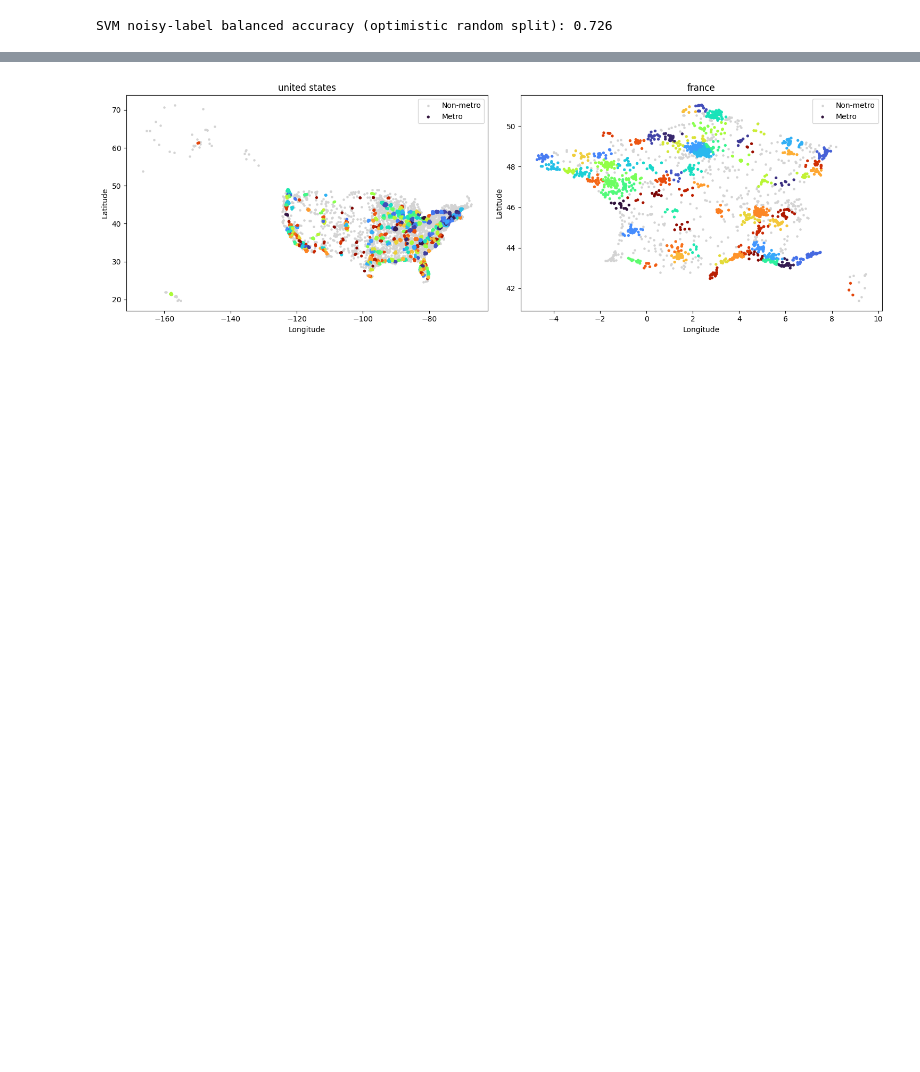
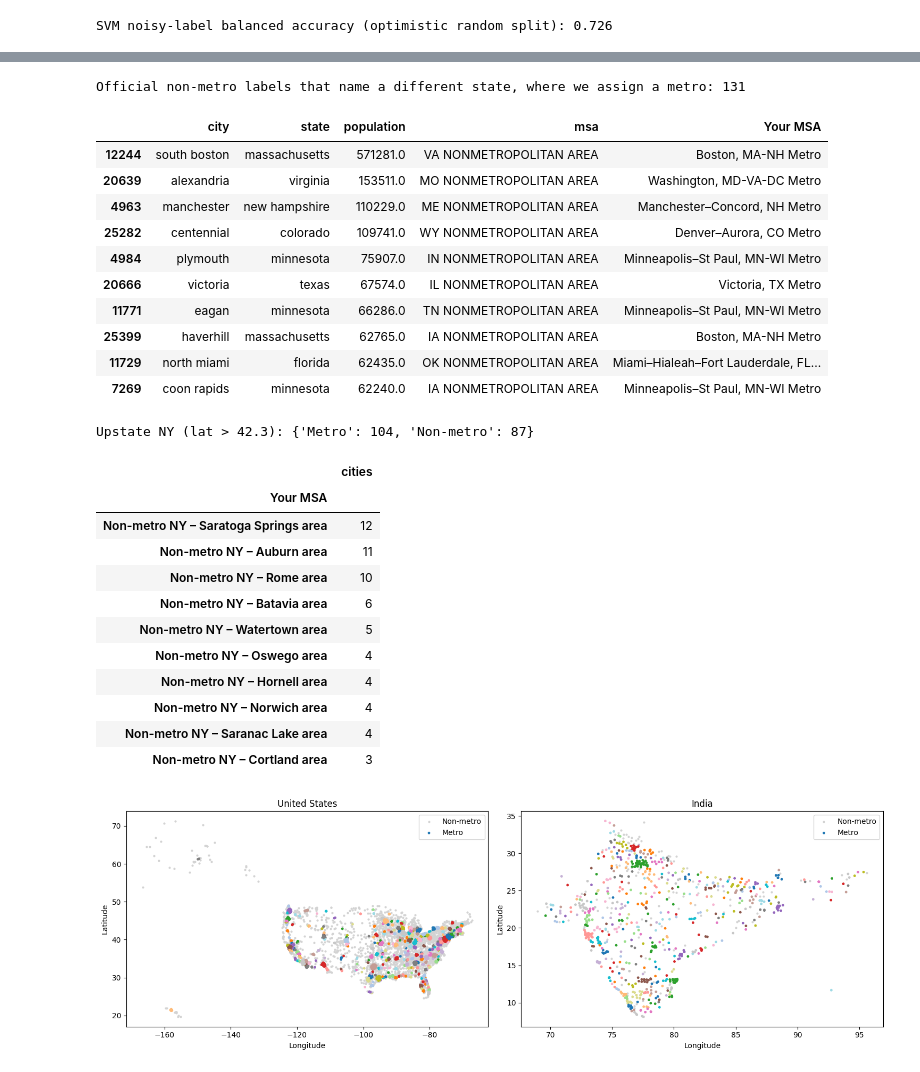
Before and after one commit to garimajain05/MSA-Assessment, a Jupyter notebook: MSA_Modeling.ipynb, the cells around one changed output, grey strips where cells are left out. Cells and saved outputs as stored; diff of their text form; code cells hidden in the pictures; blank space fills up the shorter version.

```diff
--- a/MSA_Modeling.ipynb
+++ b/MSA_Modeling.ipynb
@@ -391,22 +490,41 @@ Agreement measures are descriptive, not ground-truth accuracy. Exclude tradition
 # %%
 u = result[result.country_key.eq('united states')].copy()
-known = u.msa.fillna('').str.strip().ne('')
-old_metro = ~u.msa.fillna('').str.contains('NONMETROPOLITAN',case=False)
-mask = known & old_metro
-if mask.sum() > 1:
-    print('ARI on traditionally metro-labeled cities:',adjusted_rand_score(u.loc[mask,'msa'],u.loc[mask,'Your MSA']))
-    print('NMI on traditionally metro-labeled cities:',normalized_mutual_info_score(u.loc[mask,'msa'],u.loc[mask,'Your MSA']))
-display(pd.crosstab(old_metro[known],u.loc[known,'metro'],rownames=['Traditional metro'],colnames=['Proposed metro']))
-display(u[known & (old_metro != u.metro)][['city','state','population','msa','Your MSA']].head(20))
-fig,axes = plt.subplots(1,2,figsize=(15,5))
-for ax,country in zip(axes,['united states',country_summary.drop(index='united states',errors='ignore').cities.idxmax()]):
+print('Final model vs noisy US labels:')
+display(pd.Series(agreement(u)).round(3).to_frame('value'))
+t = u.msa.fillna('').str.strip(); known = t.ne('')
+official_metro = known & ~t.str.contains('NONMETROPOLITAN', case=False)
+display(pd.crosstab(official_metro[known], u.metro[known], rownames=['Official metro'], colnames=['Our metro']))
+
+# (a) Large official MSAs stay whole: share of each MSA's cities that land in our largest matching metro.
+big = u[official_metro].groupby('msa').population.sum().sort_values(ascending=False).head(10).index
+whole = []
+for m in big:
+    s = u[u.msa.eq(m)]
+    vc = s['Your MSA'].value_counts()
+    whole.append({'official MSA': m, 'cities': len(s), 'our main metro': vc.index[0],
+                  'share in main metro': vc.iloc[0]/len(s),
+                  'fixed-40km pieces': fixed.loc[fixed.msa.eq(m) & fixed.metro, 'Your MSA'].nunique()})
+display(pd.DataFrame(whole).round(2))
+
+# (b) Noisy labels corrected by geography: an official *non-metro* label for another state,
+#     while our model places the city inside a nearby metro.
+abbr_of = u.state_key.map(US_ABBR)
+label_state = t.str.extract(r'^([A-Z]{2}) NONMETROPOLITAN', expand=False)
+wrong_state = label_state.notna() & label_state.ne(abbr_of) & u.metro
+print('Official non-metro labels that name a different state, where we assign a metro:', int(wrong_state.sum()))
+display(u[wrong_state].sort_values('population', ascending=False)[['city', 'state', 'population', 'msa', 'Your MSA']].head(10))
+
+# (c) Rural upstate New York stays non-metro, grouped into named regions.
+ny = u[u.state_key.eq('new york') & u.latitude.gt(42.3)]
+print('Upstate NY (lat > 42.3):', ny['Area Type'].value_counts().to_dict())
+display(ny[~ny.metro]['Your MSA'].value_counts().head(10).to_frame('cities'))
+
+fig, axes = plt.subplots(1, 2, figsize=(15, 5))
+for ax, country in zip(axes, ['united states', 'india']):
     z = result[result.country_key.eq(country) & result.geo_valid]
-    rural = z[~z.metro]; metro = z[z.metro]
-    ax.scatter(rural.longitude,rural.latitude,s=5,c='lightgray',label='Non-metro')
-    colors = pd.factorize(metro['Your MSA'])[0]
-    ax.scatter(metro.longitude,metro.latitude,c=colors,cmap='turbo',s=8,label='Metro')
-    ax.set(title=country,xlabel='Longitude',ylabel='Latitude'); ax.legend()
+    ax.scatter(z[~z.metro].longitude, z[~z.metro].latitude, s=4, c='lightgray', label='Non-metro')
+    m = z[z.metro]
+    ax.scatter(m.longitude, m.latitude, c=pd.factorize(m['Your MSA'])[0] % 20, cmap='tab20', s=6, label='Metro')
+    ax.set(title=country.title(), xlabel='Longitude', ylabel='Latitude'); ax.legend()
 plt.tight_layout(); plt.show()
-# Rural upstate NY is explicitly inspected rather than assumed to be correct.
-display(u[u.state_key.eq('new york') & u.latitude.gt(42)][['city','population','msa','Your MSA']].head(30))
 # %% [output]
@@ -436 +555,26 @@ NMI on traditionally metro-labeled cities: 0.8053214083242666
+Official non-metro labels that name a different state, where we assign a metro: 131
+|  | city | state | population | msa | Your MSA |
+| 12244 | south boston | massachusetts | 571281.0 | VA NONMETROPOLITAN AREA | Boston, MA-NH Metro |
+| 20639 | alexandria | virginia | 153511.0 | MO NONMETROPOLITAN AREA | Washington, MD-VA-DC Metro |
+| 4963 | manchester | new hampshire | 110229.0 | ME NONMETROPOLITAN AREA | Manchester–Concord, NH Metro |
+| 25282 | centennial | colorado | 109741.0 | WY NONMETROPOLITAN AREA | Denver–Aurora, CO Metro |
+| 4984 | plymouth | minnesota | 75907.0 | IN NONMETROPOLITAN AREA | Minneapolis–St Paul, MN-WI Metro |
+| 20666 | victoria | texas | 67574.0 | IL NONMETROPOLITAN AREA | Victoria, TX Metro |
+| 11771 | eagan | minnesota | 66286.0 | TN NONMETROPOLITAN AREA | Minneapolis–St Paul, MN-WI Metro |
+| 25399 | haverhill | massachusetts | 62765.0 | IA NONMETROPOLITAN AREA | Boston, MA-NH Metro |
+| 11729 | north miami | florida | 62435.0 | OK NONMETROPOLITAN AREA | Miami–Hialeah–Fort Lauderdale, FL... |
+| 7269 | coon rapids | minnesota | 62240.0 | IA NONMETROPOLITAN AREA | Minneapolis–St Paul, MN-WI Metro |
+Upstate NY (lat > 42.3): {'Metro': 104, 'Non-metro': 87}
+|  | cities |
+| Your MSA |  |
+| Non-metro NY – Saratoga Springs area | 12 |
+| Non-metro NY – Auburn area | 11 |
+| Non-metro NY – Rome area | 10 |
+| Non-metro NY – Batavia area | 6 |
+| Non-metro NY – Watertown area | 5 |
+| Non-metro NY – Oswego area | 4 |
+| Non-metro NY – Hornell area | 4 |
+| Non-metro NY – Norwich area | 4 |
+| Non-metro NY – Saranac Lake area | 4 |
+| Non-metro NY – Cortland area | 3 |
-[figure, old version]
+[figure, new version]
```
Also changed, not shown: parts of 16 cells of this notebook, 8 other files.
